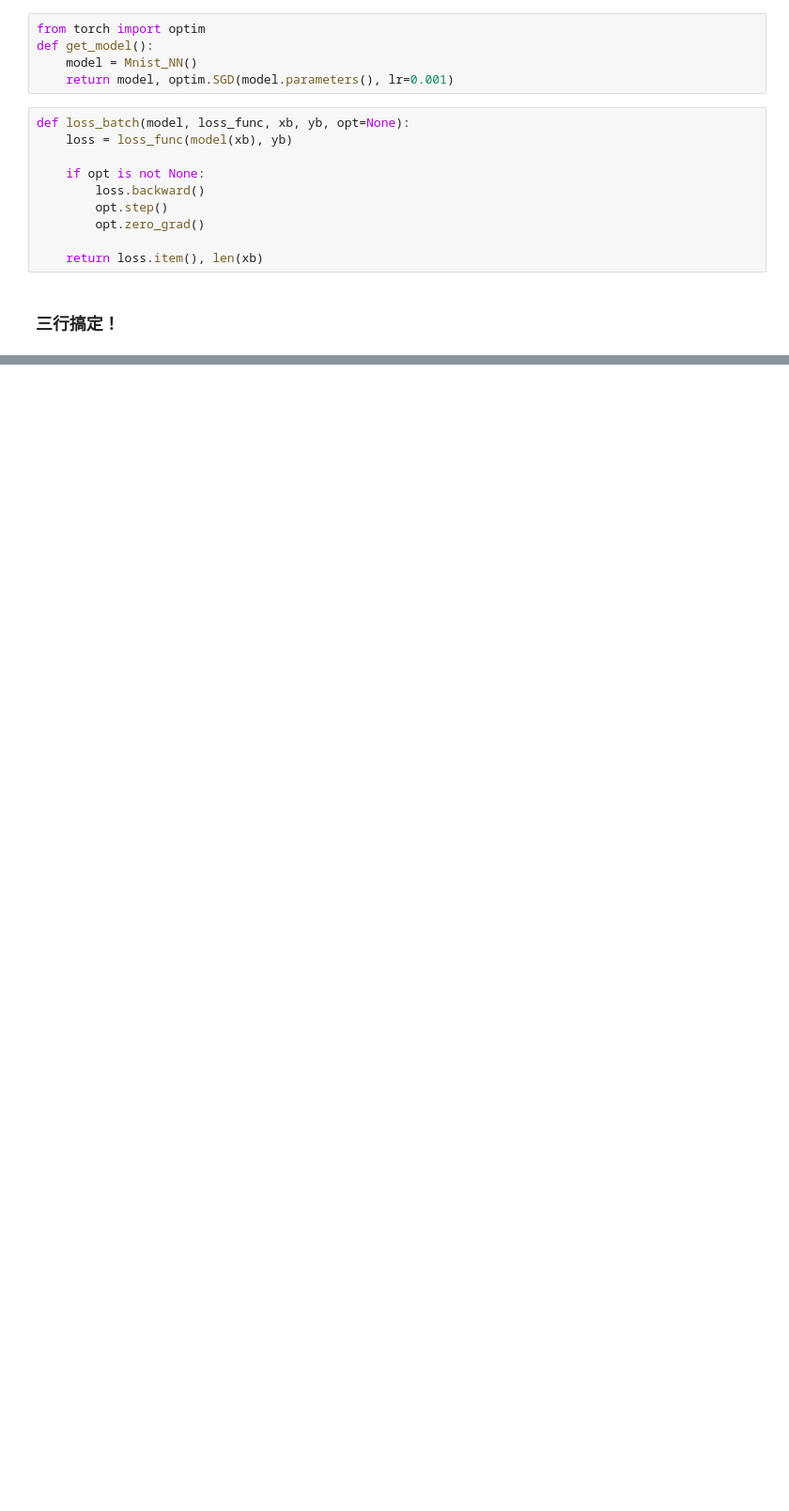
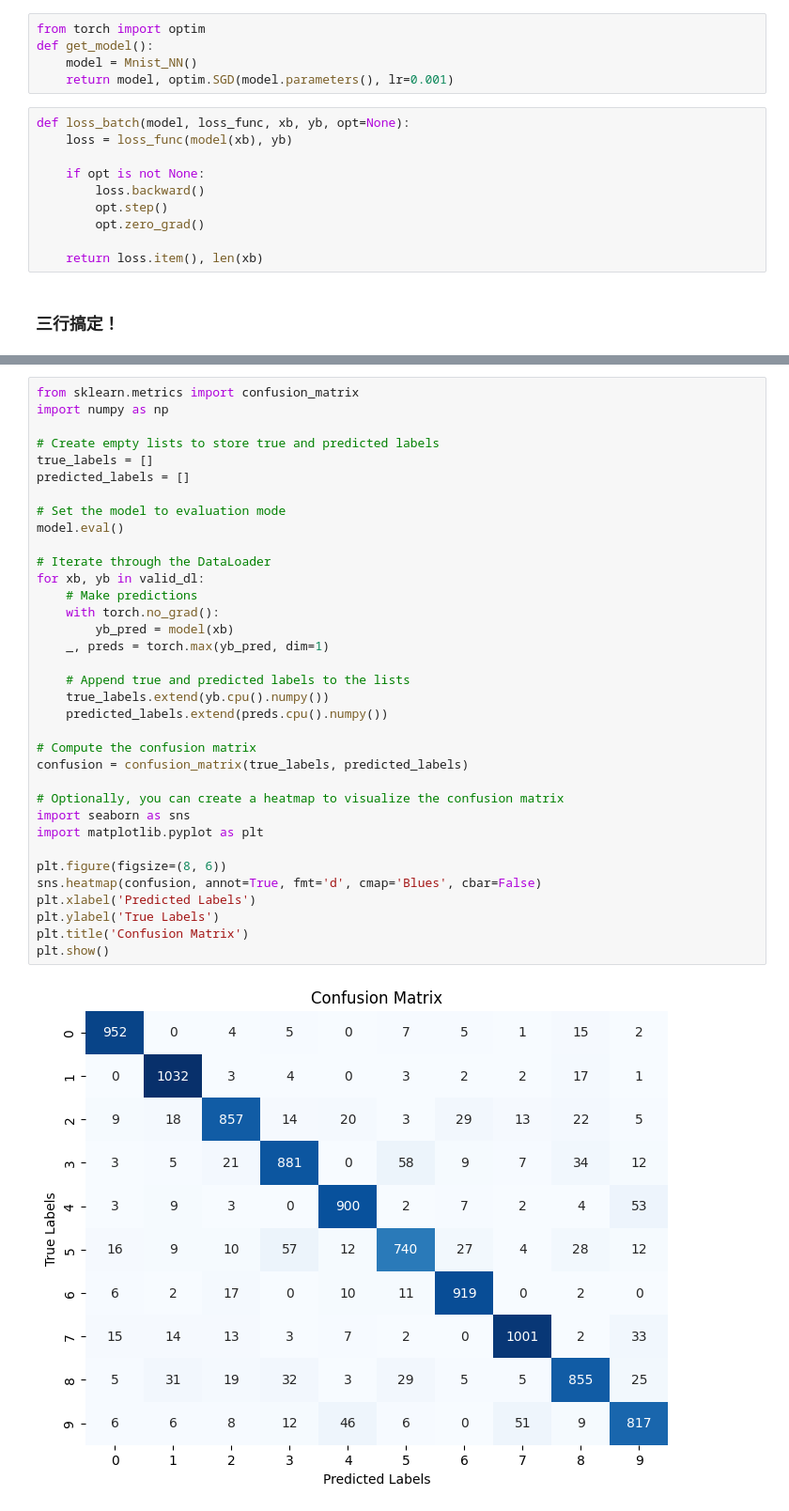
Before and after one commit to davidliu52/deeplearning, a Jupyter notebook: pytorch/traditional_nn_handwriting_recognition.ipynb, the cells around one changed output, grey strips where cells are left out. Shown at 94% size. Cells and saved outputs as stored; diff of their text form; blank space fills up the shorter version.

Commit message:
confusion

```diff
--- a/pytorch/traditional_nn_handwriting_recognition.ipynb
+++ b/pytorch/traditional_nn_handwriting_recognition.ipynb
@@ -262,0 +258,37 @@ pyplot.show()
+# %%
+from sklearn.metrics import confusion_matrix
+import numpy as np
+
+# Create empty lists to store true and predicted labels
+true_labels = []
+predicted_labels = []
+
+# Set the model to evaluation mode
+model.eval()
+
+# Iterate through the DataLoader
+for xb, yb in valid_dl:
+    # Make predictions
+    with torch.no_grad():
+        yb_pred = model(xb)
+    _, preds = torch.max(yb_pred, dim=1)
+
+    # Append true and predicted labels to the lists
+    true_labels.extend(yb.cpu().numpy())
+    predicted_labels.extend(preds.cpu().numpy())
+
+# Compute the confusion matrix
+confusion = confusion_matrix(true_labels, predicted_labels)
+
+# Optionally, you can create a heatmap to visualize the confusion matrix
+import seaborn as sns
+import matplotlib.pyplot as plt
+
+plt.figure(figsize=(8, 6))
+sns.heatmap(confusion, annot=True, fmt='d', cmap='Blues', cbar=False)
+plt.xlabel('Predicted Labels')
+plt.ylabel('True Labels')
+plt.title('Confusion Matrix')
+plt.show()
+# %% [output]
+[figure, added]
```
Also changed, not shown: parts of 6 cells of this notebook.
